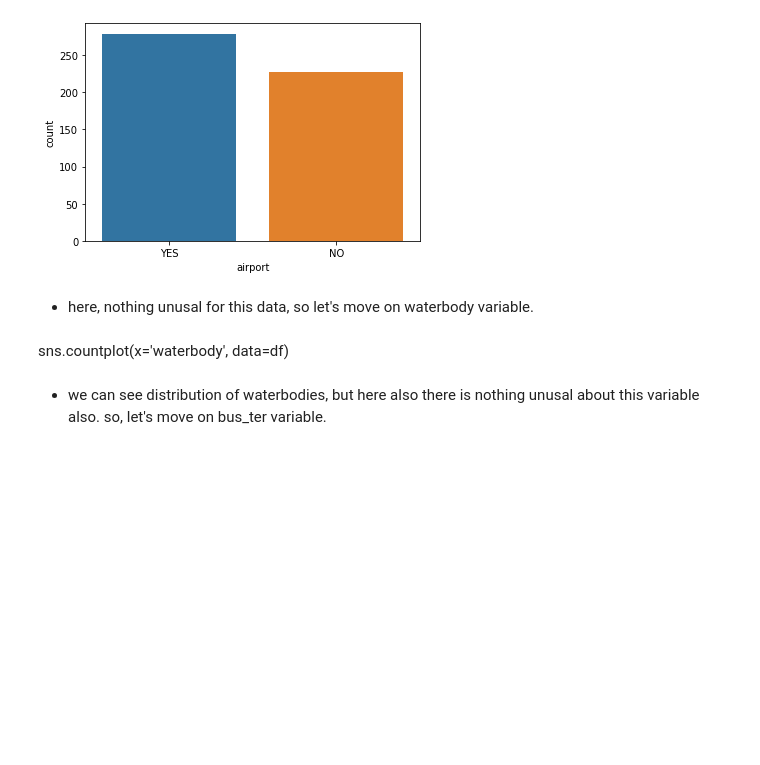
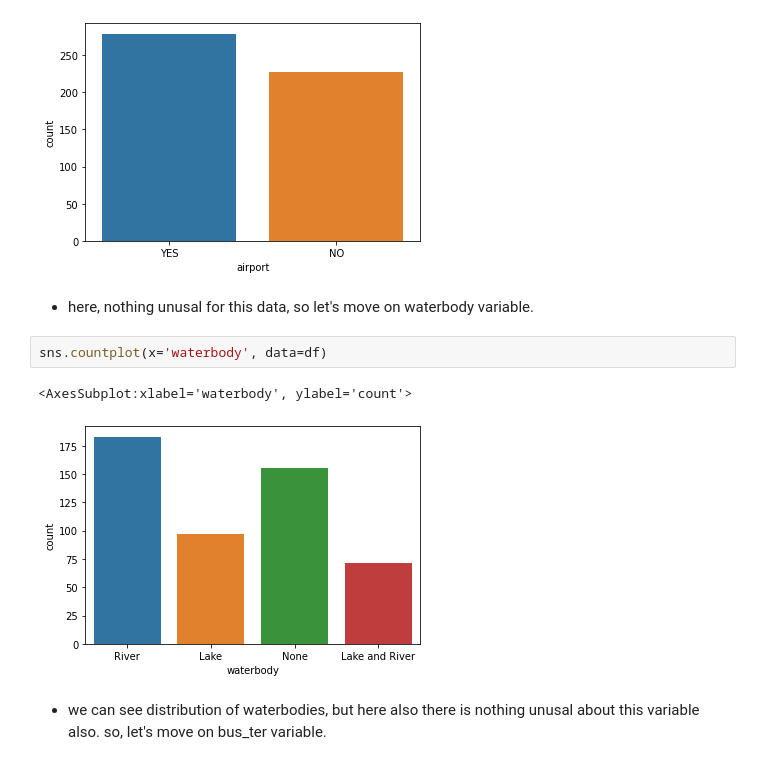
Before and after one commit to imdhruv99/Machine-Learning-Python, a Jupyter notebook: 04 Data Preprocessing/DP.ipynb, the cells around one changed output. Cells and saved outputs as stored; diff of their text form; blank space fills up the shorter version.

```diff
--- a/04_Data_Preprocessing/Data_Preprocessing.ipynb
+++ b/04 Data Preprocessing/DP.ipynb
@@ -100,8 +100,11 @@ sns.countplot(x='airport', data=df)
 [figure]
 # %% [markdown]
 - here, nothing unusal for this data, so let's move on waterbody variable.
-# %% [markdown]
-sns.countplot(x='waterbody', data=df)
+# %%
+sns.countplot(x='waterbody', data=df)
+# %% [output]
+<AxesSubplot:xlabel='waterbody', ylabel='count'>
+[figure, added]
 # %% [markdown]
 - we can see distribution of waterbodies, but here also there is nothing unusal about this variable also. so, let's move on bus_ter variable.
 # %%
```
Also changed, not shown: parts of 3 cells of this notebook, 19 other files.
